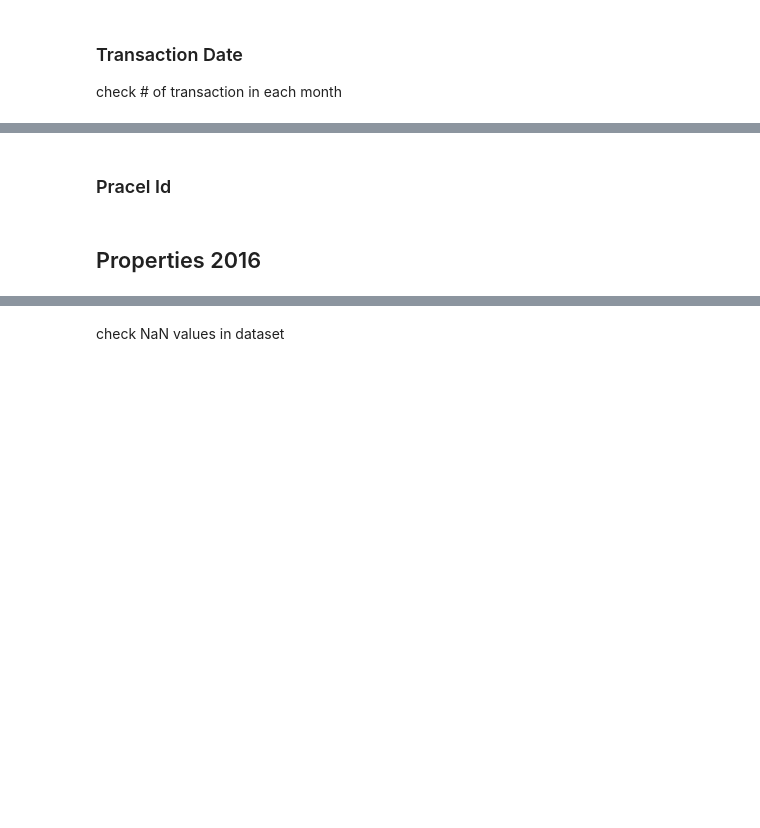
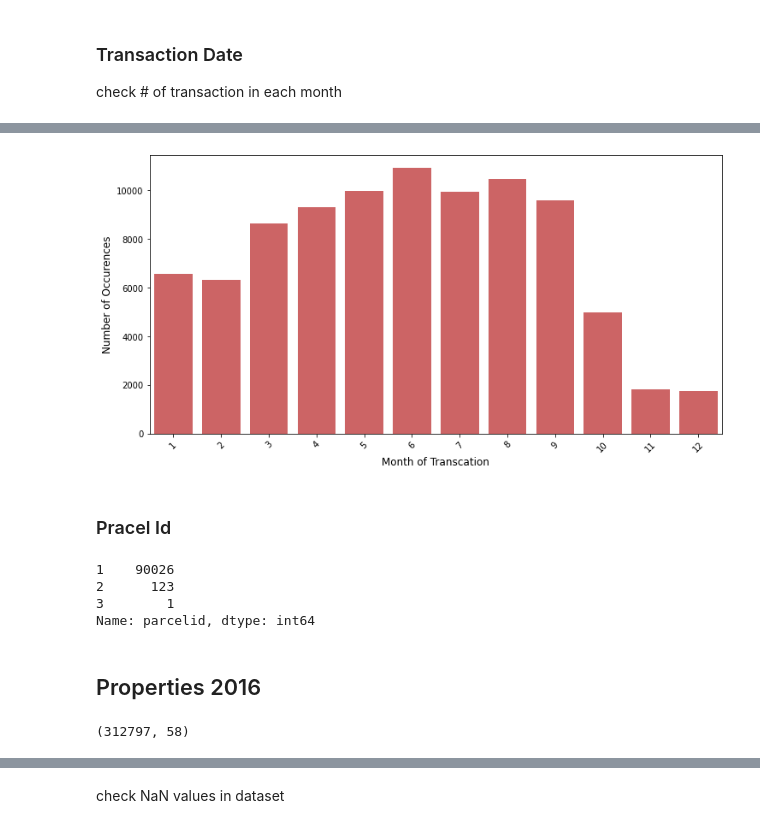
Before and after one commit to JangAyeon/AI_Study, a Jupyter notebook: Kaggle_Study/Zillow_Prize_Zillow’s_Home_Value_Prediction.ipynb, the cells around one changed output, grey strips where cells are left out. Saved outputs shown, nothing was run; the diff lists cells and outputs as text; code cells hidden in the pictures; blank space fills up the shorter version.

```diff
--- a/Kaggle_Study/Zillow_Prize_Zillow’s_Home_Value_Prediction.ipynb
+++ b/Kaggle_Study/Zillow_Prize_Zillow’s_Home_Value_Prediction.ipynb
@@ -61,4 +90,27 @@ check # of transaction in each month
+# %%
+train_df["transaction_month"]=train_df["transactiondate"].dt.month
+cnt_srs=train_df["transaction_month"].value_counts()
+# %%
+plt.figure(figsize=(12,6))
+sns.barplot(cnt_srs.index, cnt_srs.values,alpha=0.8, color=color[3])
+plt.xticks(rotation=45)
+plt.xlabel("Month of Transcation", fontsize=12)
+plt.ylabel("Number of Occurences",fontsize=12)
+plt.show()
+# %% [output]
+[figure, added]
 # %% [markdown]
 ### Pracel Id
+# %%
+(train_df["parcelid"].value_counts().reset_index())["parcelid"].value_counts()
+# %% [output]
+1    90026
+2      123
+3        1
+Name: parcelid, dtype: int64
 # %% [markdown]
 ## Properties 2016<br>
+# %%
+property_df.shape
+# %% [output]
+(312797, 58)
```
Also changed, not shown: parts of 50 cells of this notebook.
